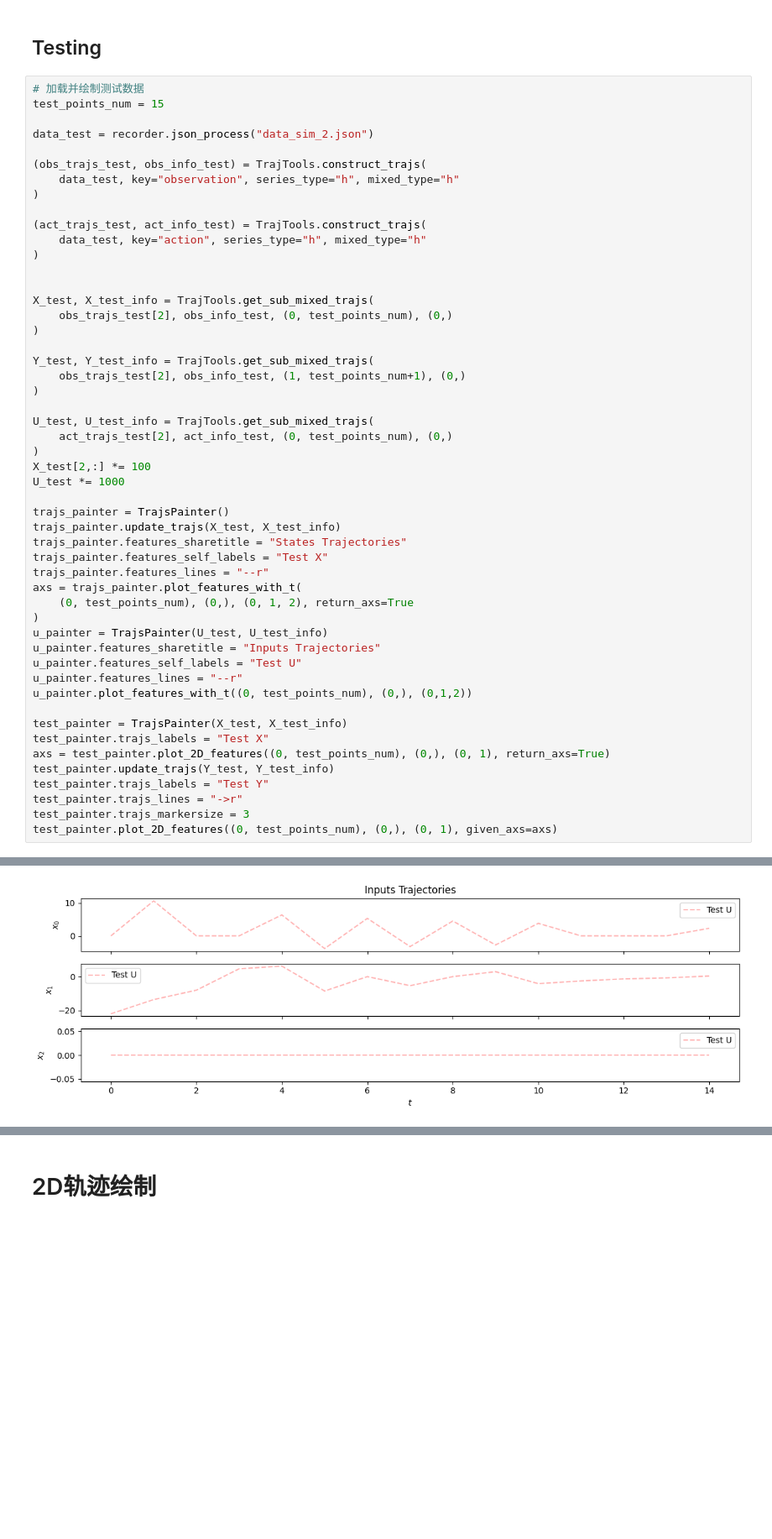
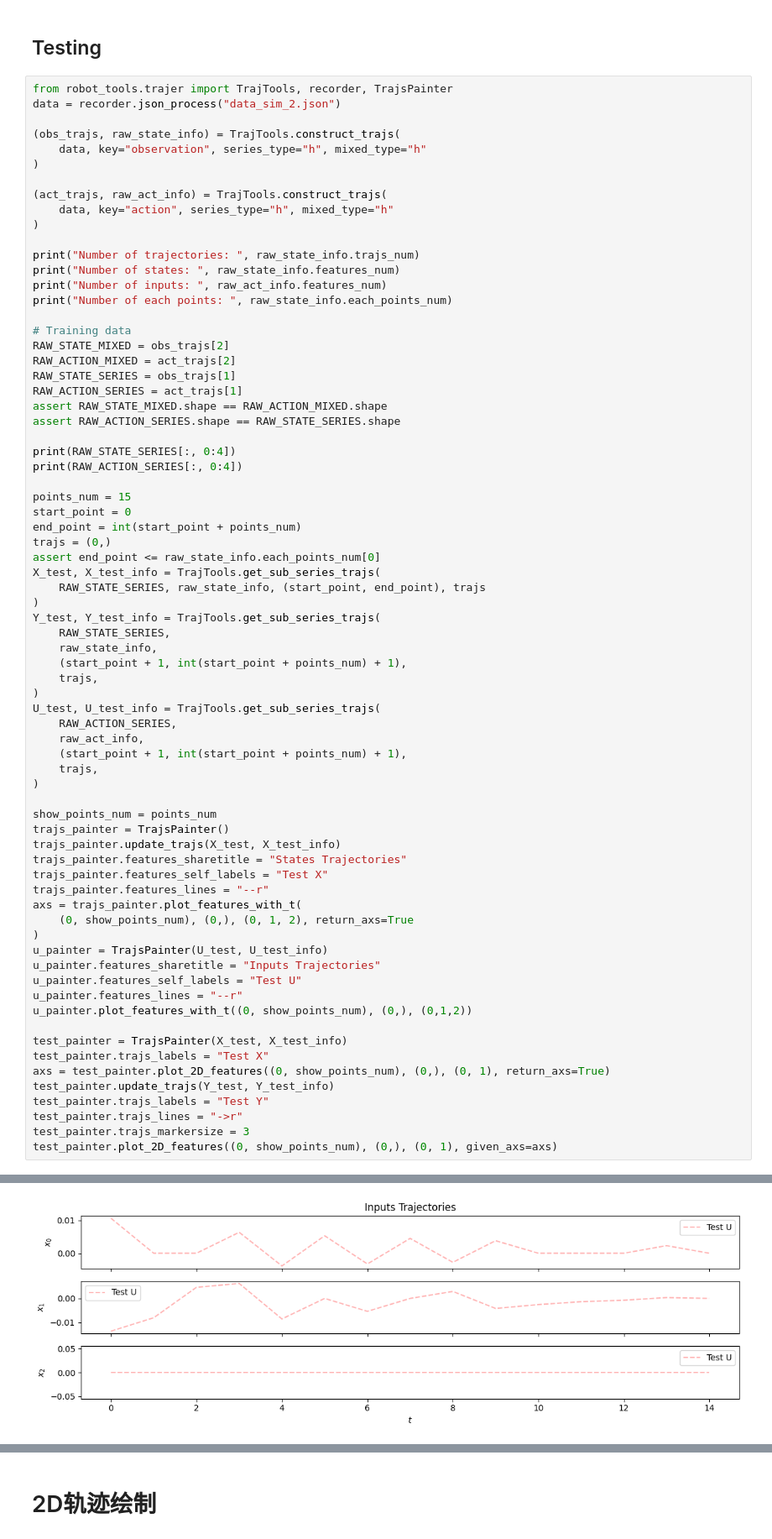
Before and after one commit to sunnyshi0310/AIRbot_RL, a Jupyter notebook: koopman27.ipynb, the cells around one changed output, grey strips where cells are left out. Shown at 84% size. Drawn from its saved outputs; the diff is of its cells as text; blank space fills up the shorter version.

```diff
--- a/koopman27.ipynb
+++ b/koopman27.ipynb
@@ -178,54 +223,75 @@ trajs_painter.plot_features_with_t((0, max_points_num), (0,), (0, 1, 2), given_a
 # %% [markdown]
 ## Testing
 # %%
-# 加载并绘制测试数据
-test_points_num = 15
+from robot_tools.trajer import TrajTools, recorder, TrajsPainter
+data = recorder.json_process("data_sim_2.json")
 
-data_test = recorder.json_process("data_sim_2.json")
-
-(obs_trajs_test, obs_info_test) = TrajTools.construct_trajs(
-    data_test, key="observation", series_type="h", mixed_type="h"
+(obs_trajs, raw_state_info) = TrajTools.construct_trajs(
+    data, key="observation", series_type="h", mixed_type="h"
 )
 
-(act_trajs_test, act_info_test) = TrajTools.construct_trajs(
-    data_test, key="action", series_type="h", mixed_type="h"
+(act_trajs, raw_act_info) = TrajTools.construct_trajs(
+    data, key="action", series_type="h", mixed_type="h"
 )
 
+print("Number of trajectories: ", raw_state_info.trajs_num)
+print("Number of states: ", raw_state_info.features_num)
+print("Number of inputs: ", raw_act_info.features_num)
+print("Number of each points: ", raw_state_info.each_points_num)
 
-X_test, X_test_info = TrajTools.get_sub_mixed_trajs(
-    obs_trajs_test[2], obs_info_test, (0, test_points_num), (0,)
+# Training data
+RAW_STATE_MIXED = obs_trajs[2]
+RAW_ACTION_MIXED = act_trajs[2]
+RAW_STATE_SERIES = obs_trajs[1]
+RAW_ACTION_SERIES = act_trajs[1]
+assert RAW_STATE_MIXED.shape == RAW_ACTION_MIXED.shape
+assert RAW_ACTION_SERIES.shape == RAW_STATE_SERIES.shape
+
+print(RAW_STATE_SERIES[:, 0:4])
+print(RAW_ACTION_SERIES[:, 0:4])
+
+points_num = 15
+start_point = 0
+end_point = int(start_point + points_num)
+trajs = (0,)
+assert end_point <= raw_state_info.each_points_num[0]
+X_test, X_test_info = TrajTools.get_sub_series_trajs(
+    RAW_STATE_SERIES, raw_state_info, (start_point, end_point), trajs
+)
+Y_test, Y_test_info = TrajTools.get_sub_series_trajs(
+    RAW_STATE_SERIES,
+    raw_state_info,
+    (start_point + 1, int(start_point + points_num) + 1),
+    trajs,
+)
+U_test, U_test_info = TrajTools.get_sub_series_trajs(
+    RAW_ACTION_SERIES,
+    raw_act_info,
+    (start_point + 1, int(start_point + points_num) + 1),
+    trajs,
 )
 
-Y_test, Y_test_info = TrajTools.get_sub_mixed_trajs(
-    obs_trajs_test[2], obs_info_test, (1, test_points_num+1), (0,)
-)
-
-U_test, U_test_info = TrajTools.get_sub_mixed_trajs(
-    act_trajs_test[2], act_info_test, (0, test_points_num), (0,)
-)
-X_test[2,:] *= 100
-U_test *= 1000
-
+show_points_num = points_num
 trajs_painter = TrajsPainter()
 trajs_painter.update_trajs(X_test, X_test_info)
 trajs_painter.features_sharetitle = "States Trajectories"
 trajs_painter.features_self_labels = "Test X"
 trajs_painter.features_lines = "--r"
 axs = trajs_painter.plot_features_with_t(
-    (0, test_points_num), (0,), (0, 1, 2), return_axs=True
+    (0, show_points_num), (0,), (0, 1, 2), return_axs=True
 )
 u_painter = TrajsPainter(U_test, U_test_info)
 u_painter.features_sharetitle = "Inputs Trajectories"
 u_painter.features_self_labels = "Test U"
 u_painter.features_lines = "--r"
-u_painter.plot_features_with_t((0, test_points_num), (0,), (0,1,2))
+u_painter.plot_features_with_t((0, show_points_num), (0,), (0,1,2))
 
 test_painter = TrajsPainter(X_test, X_test_info)
 test_painter.trajs_labels = "Test X"
-axs = test_painter.plot_2D_features((0, test_points_num), (0,), (0, 1), return_axs=True)
+axs = test_painter.plot_2D_features((0, show_points_num), (0,), (0, 1), return_axs=True)
 test_painter.update_trajs(Y_test, Y_test_info)
 test_painter.trajs_labels = "Test Y"
 test_painter.trajs_lines = "->r"
 test_painter.trajs_markersize = 3
-test_painter.plot_2D_features((0, test_points_num), (0,), (0, 1), given_axs=axs)
+test_painter.plot_2D_features((0, show_points_num), (0,), (0, 1), given_axs=axs)
 # %% [output]
@@ -232,5 +308,5 @@ test_painter.plot_2D_features((0, test_points_num), (0,), (0, 1), given_axs=axs)
 [figure]
-[figure, old version]
+[figure, new version]
 [figure]
 # %%
 # 在测试集上预测
```
Also changed, not shown: parts of 14 cells of this notebook.
